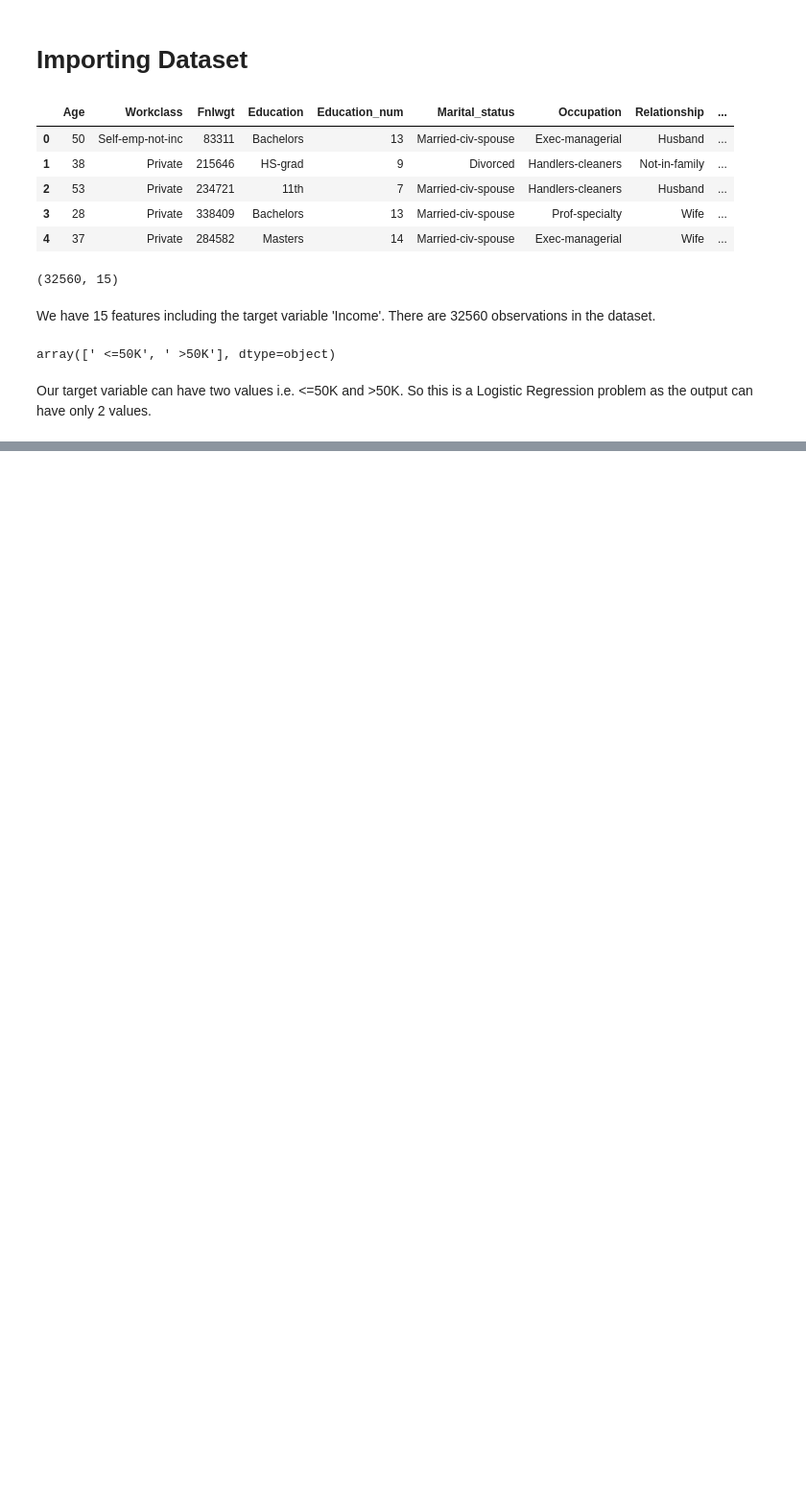
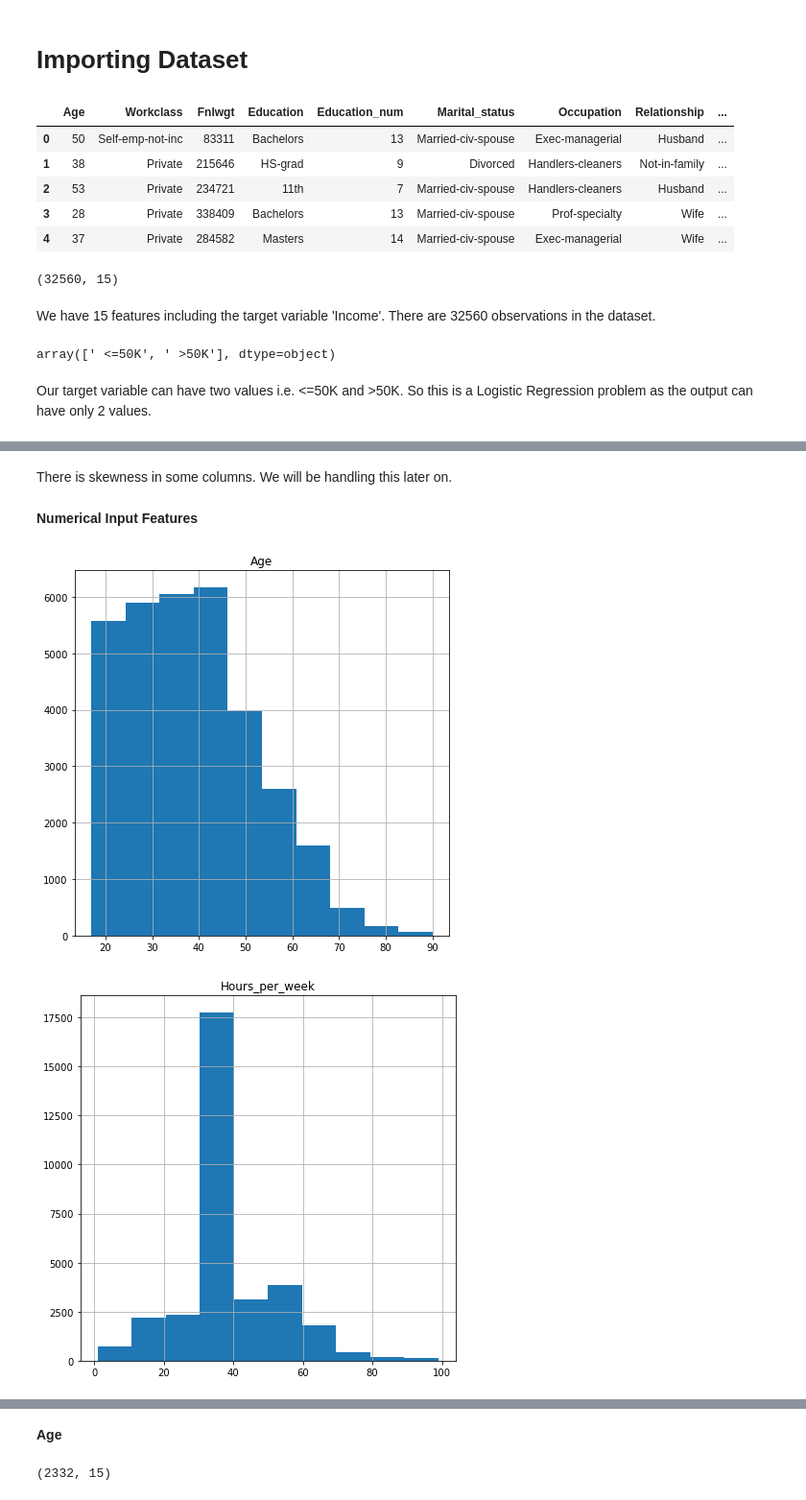
Before and after one commit to Saloni458/Evaluation-Projects, a Jupyter notebook: Census Income Project - Saloni.ipynb, the cells around one changed output, grey strips where cells are left out. Shown at 96% size. Drawn from its saved outputs; the diff is of its cells as text; code cells hidden in the pictures; blank space fills up the shorter version.

```diff
--- a/Census Income Project - Saloni.ipynb
+++ b/Census Income Project - Saloni.ipynb
@@ -50,0 +130,13 @@ Our target variable can have two values i.e. <=50K and >50K. So this is a Logist
+# %% [markdown]
+There is skewness in some columns. We will be handling this later on.
+# %% [markdown]
+**Numerical Input Features**
+# %%
+columns=['Age','Hours_per_week','Fnlwgt','Capital_gain','Capital_loss']
+for i in columns:
+    plt.figure()
+    df[i].hist(figsize=(7,7))
+    plt.title(i)
+# %% [output]
+[figure, added]
+[figure, added]
@@ -50,0 +146,6 @@ Our target variable can have two values i.e. <=50K and >50K. So this is a Logist
+# %% [markdown]
+**Age**
+# %%
+df[df['Age']>60].shape
+# %% [output]
+(2332, 15)
```
Also changed, not shown: parts of 80 cells of this notebook.
